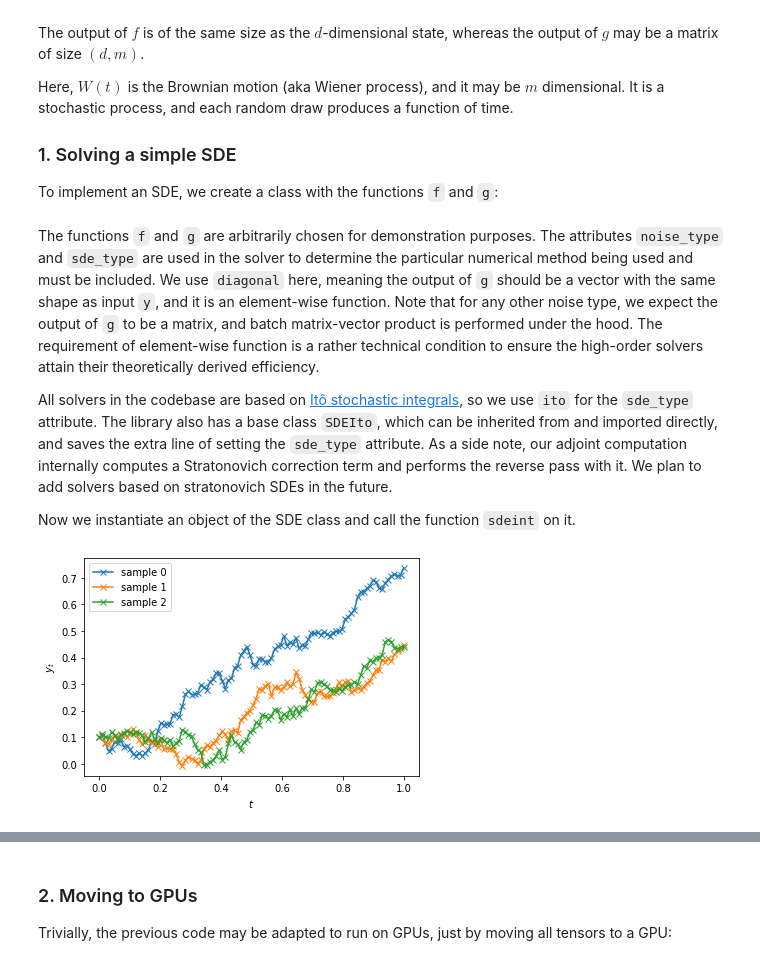
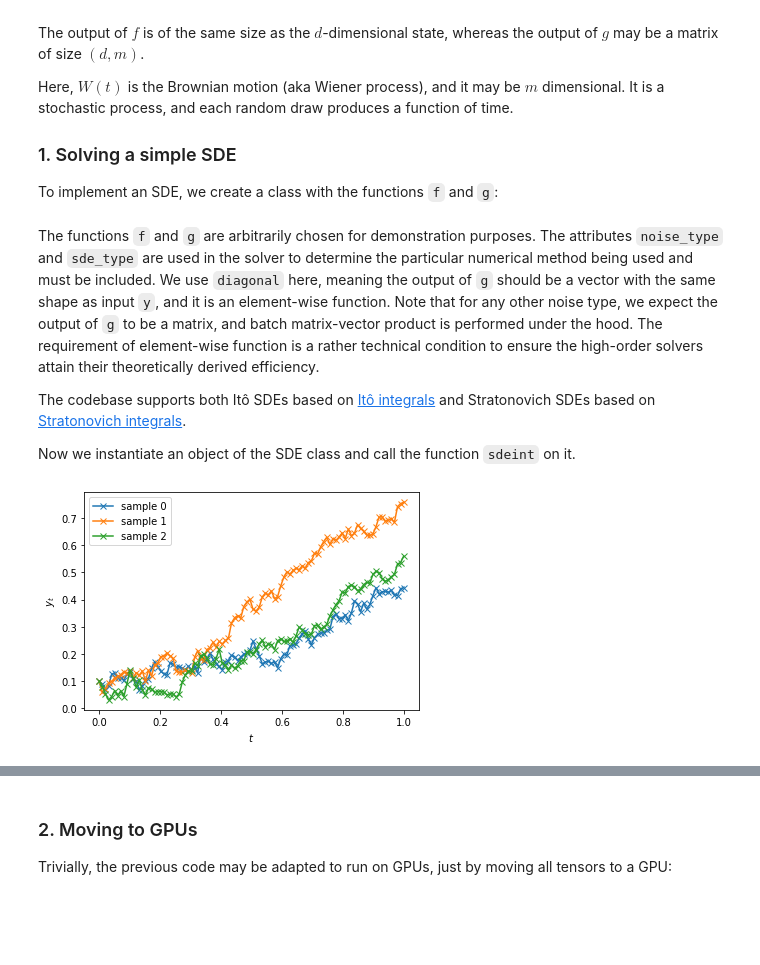
Before and after one commit to google-research/torchsde, a Jupyter notebook: examples/demo.ipynb, the cells around one changed output, grey strips where cells are left out. Saved outputs shown, nothing was run; the diff lists cells and outputs as text; code cells hidden in the pictures; blank space fills up the shorter version.

```diff
--- a/examples/demo.ipynb
+++ b/examples/demo.ipynb
@@ -48,24 +48,24 @@ The functions `f` and `g` are arbitrarily chosen for demonstration purposes. The
 Note that for any other noise type, we expect the output of `g` to be a matrix, and batch matrix-vector product is performed under the hood.
 The requirement of element-wise function is a rather technical condition to ensure the high-order solvers attain their theoretically derived efficiency.
 
-All solvers in the codebase are based on [Itô stochastic integrals](https://en.wikipedia.org/wiki/It%C3%B4_calculus), so we use `ito` for the `sde_type` attribute. The library also has a base class `SDEIto`, which can be inherited from and imported directly, and saves the extra line of setting the `sde_type` attribute. As a side note, our adjoint computation internally computes a Stratonovich correction term and performs the reverse pass with it. We plan to add solvers based on stratonovich SDEs in the future.
+The codebase supports both Itô SDEs based on [Itô integrals](https://en.wikipedia.org/wiki/It%C3%B4_calculus) and Stratonovich SDEs based on [Stratonovich integrals](https://en.wikipedia.org/wiki/Stratonovich_integral).
 
 Now we instantiate an object of the SDE class and call the function `sdeint` on it.
 # %%
 batch_size, d, T = 3, 1, 100
 sde = SDE()
 ts = torch.linspace(0, 1, T)
 y0 = torch.zeros(batch_size, 1).fill_(0.1)  # (batch_size, d)
 
 with torch.no_grad():
-    ys = sdeint(sde, y0, ts, method='srk')  # (T, batch_size, d) = (100, 3, 1).
+    ys = torchsde.sdeint(sde, y0, ts, method='srk')  # (T, batch_size, d) = (100, 3, 1).
 
 plt.figure()
 for i in range(batch_size):
     plt.plot(ts, ys[:, i].squeeze(), marker='x', label=f'sample {i}')
 plt.xlabel('$t$')
 plt.ylabel('$y_t$')
 plt.legend()
 plt.show()
 # %% [output]
-[figure, old version]
+[figure, new version]
```
Also changed, not shown: parts of 14 cells of this notebook.
